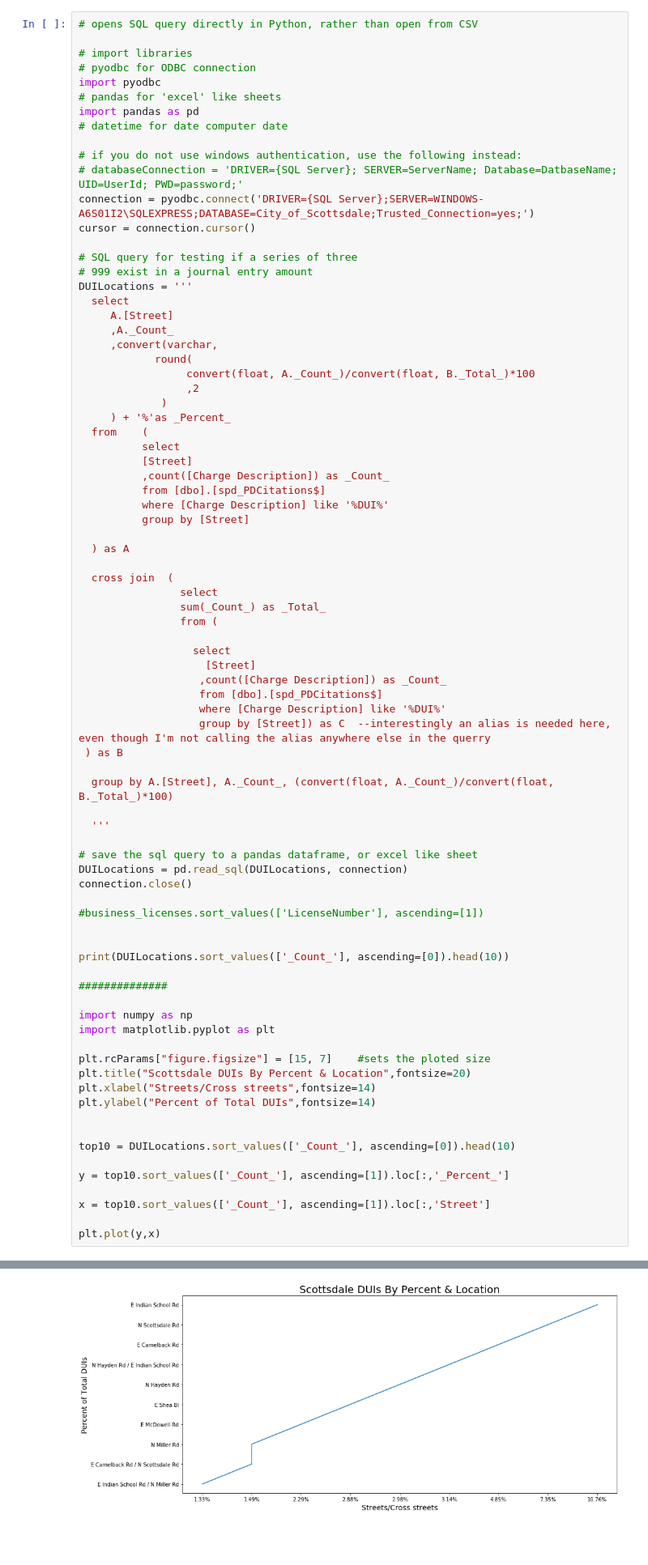
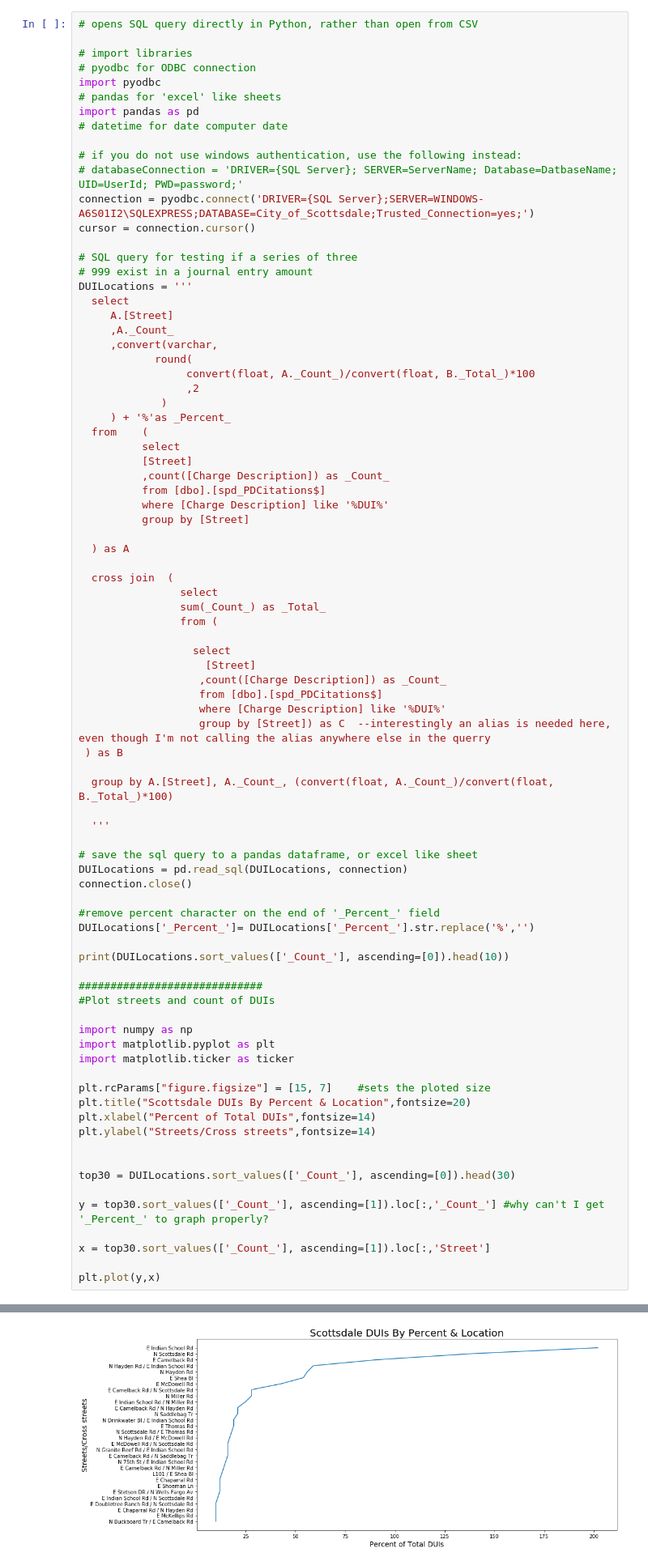
Before and after one commit to mrkjhsn/City-of-Scottsdale-DUI-Concentrations, a Jupyter notebook: CityofScottsdale_DUI_Visualization.ipynb, the cells around one changed output, grey strips where cells are left out. Shown at 81% size. Drawn from its saved outputs; the diff is of its cells as text; blank space fills up the shorter version.

```diff
--- a/CityofScottsdale_DUI_Visualization.ipynb
+++ b/CityofScottsdale_DUI_Visualization.ipynb
@@ -75,27 +75,29 @@ DUILocations = '''
 DUILocations = pd.read_sql(DUILocations, connection)
 connection.close()
 
-#business_licenses.sort_values(['LicenseNumber'], ascending=[1])
-
+#remove percent character on the end of '_Percent_' field
+DUILocations['_Percent_']= DUILocations['_Percent_'].str.replace('%','')
 
 print(DUILocations.sort_values(['_Count_'], ascending=[0]).head(10))
 
-##############
+#############################
+#Plot streets and count of DUIs
 
 import numpy as np
 import matplotlib.pyplot as plt
+import matplotlib.ticker as ticker
 
 plt.rcParams["figure.figsize"] = [15, 7]    #sets the ploted size
 plt.title("Scottsdale DUIs By Percent & Location",fontsize=20)
-plt.xlabel("Streets/Cross streets",fontsize=14)
-plt.ylabel("Percent of Total DUIs",fontsize=14)
+plt.xlabel("Percent of Total DUIs",fontsize=14)
+plt.ylabel("Streets/Cross streets",fontsize=14)
 
 
-top10 = DUILocations.sort_values(['_Count_'], ascending=[0]).head(10)
+top30 = DUILocations.sort_values(['_Count_'], ascending=[0]).head(30)
 
-y = top10.sort_values(['_Count_'], ascending=[1]).loc[:,'_Percent_']
+y = top30.sort_values(['_Count_'], ascending=[1]).loc[:,'_Count_'] #why can't I get '_Percent_' to graph properly?
 
-x = top10.sort_values(['_Count_'], ascending=[1]).loc[:,'Street']
+x = top30.sort_values(['_Count_'], ascending=[1]).loc[:,'Street']
 
 plt.plot(y,x)
 # %% [output]
@@ -113,2 +115,2 @@ plt.plot(y,x)
 [<matplotlib.lines.Line2D at 0x...>]
-[figure, old version]
+[figure, new version]
```
Also changed, not shown: parts of 1 cell of this notebook.
